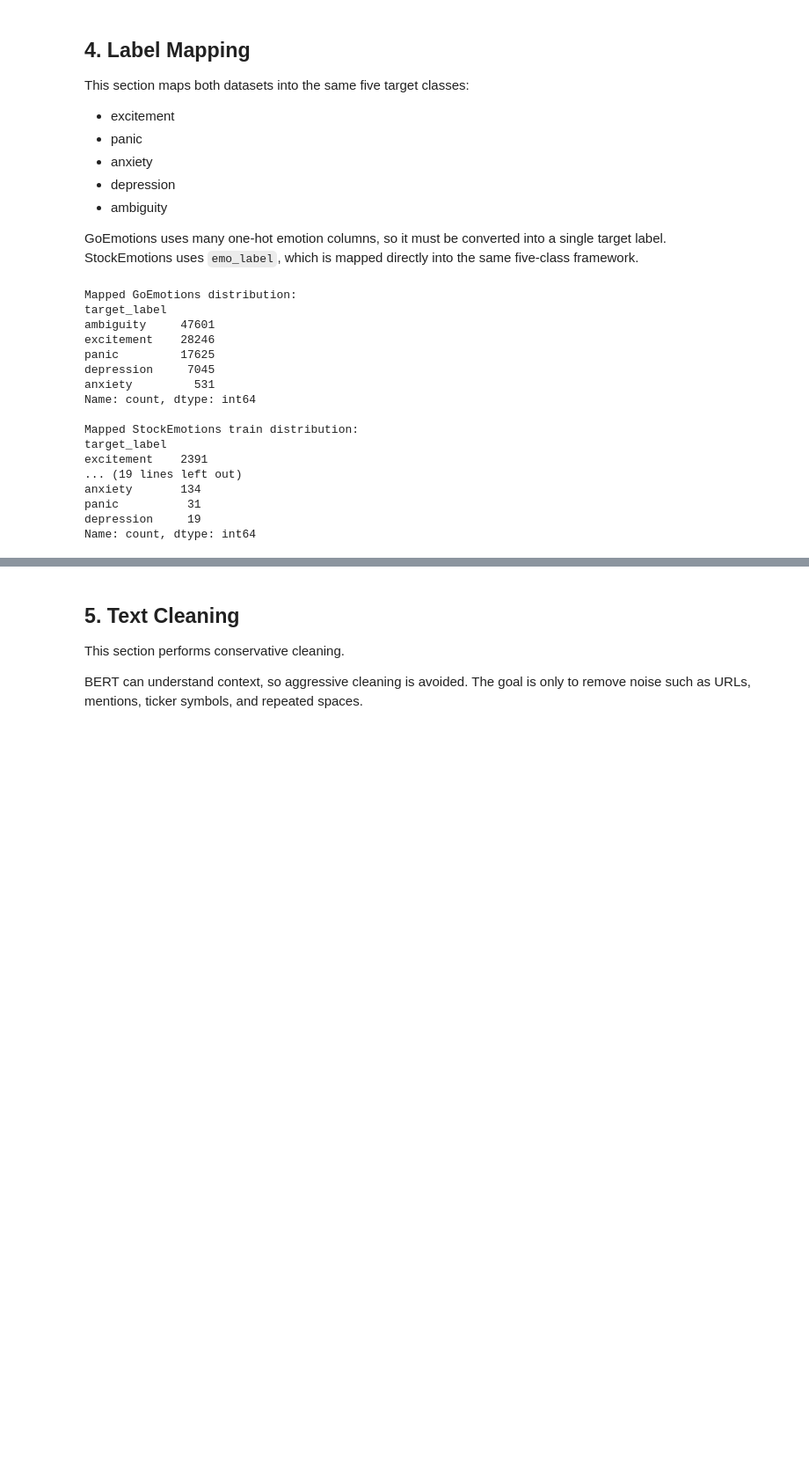
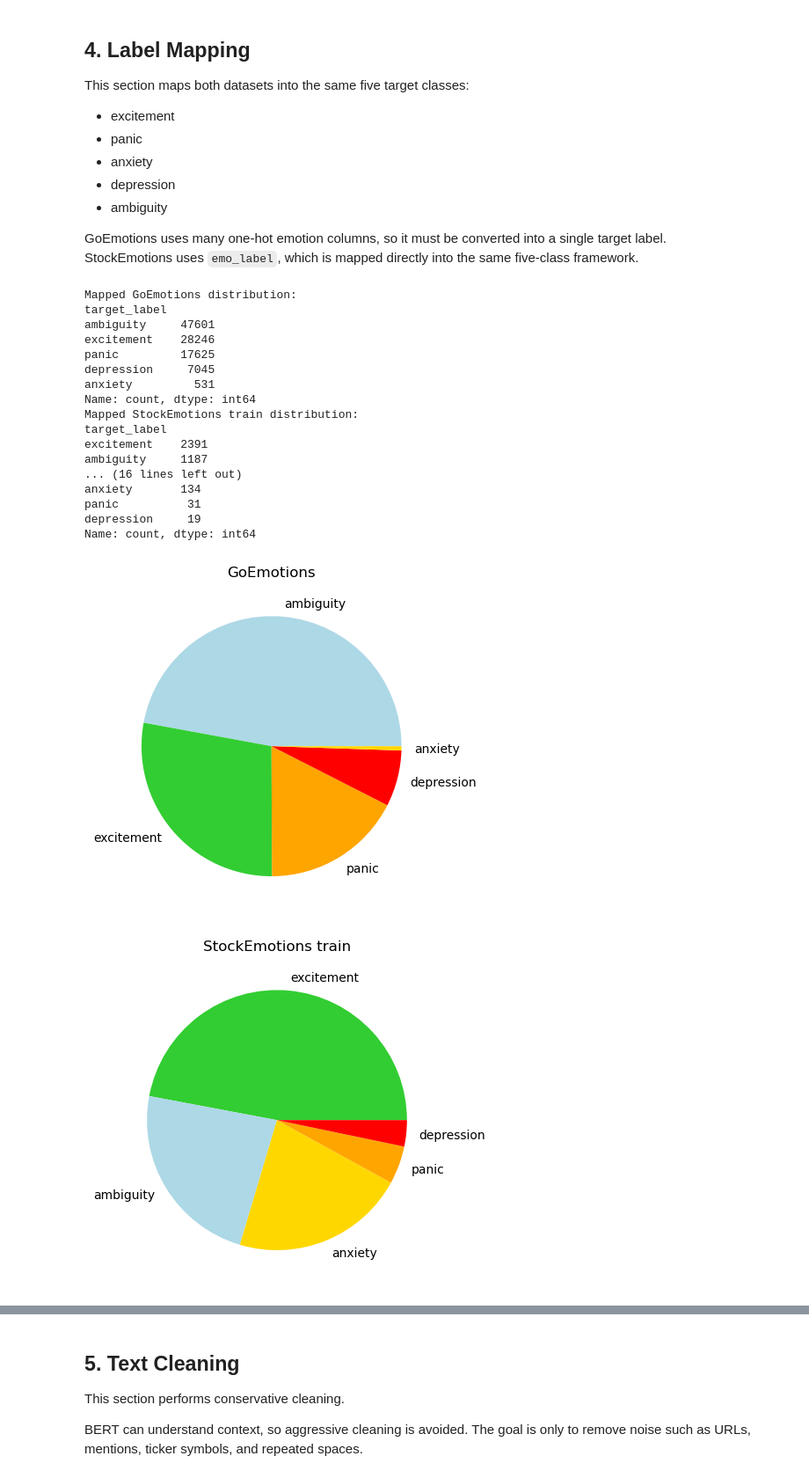
Before and after one commit to AbhikBoruah/Technology-Design-Project, a Jupyter notebook: ProjectDemo.ipynb, the cells around one changed output, grey strips where cells are left out. Shown at 88% size. Cells and saved outputs as stored; diff of their text form; code cells hidden in the pictures; blank space fills up the shorter version.

```diff
--- a/ProjectDemo.ipynb
+++ b/ProjectDemo.ipynb
@@ -275,40 +269,63 @@ stock_train_m = prepare_stock_split(stock_train, "StockEmotions train")
 stock_val_m = prepare_stock_split(stock_val, "StockEmotions validation")
 stock_test_m = prepare_stock_split(stock_test, "StockEmotions test")
 
 # Add numeric labels to GoEmotions.
 go_df["label"] = go_df["target_label"].map(LABEL2ID).astype(int)
 
 # Add numeric labels to StockEmotions data.
 stock_train_m["label"] = stock_train_m["target_label"].map(LABEL2ID).astype(int)
 stock_val_m["label"] = stock_val_m["target_label"].map(LABEL2ID).astype(int)
 stock_test_m["label"] = stock_test_m["target_label"].map(LABEL2ID).astype(int)
 
+# declare the colour map for the blue (changes per plot)
+pie_colours_map = {
+    "excitement":"limegreen",
+    "panic":"orange",
+    "anxiety":"gold",
+    "ambiguity":"lightblue",
+    "depression": "red"
+}
+
+def plot_map(data, comment):
+    # get column stats
+    counts = data["target_label"].value_counts()
+
+    # print stats
+    print(f"Mapped {comment} distribution:")
+    print(data["target_label"].value_counts())
+
+    plt.figure() # start a new subplot
+    # create a new pie chart represented by the counts in the stats, labelled by the names of the labels, coloured by the colours mapped to the list of labels for the plot
+    plt.pie([i / len(data) for i in list(counts.values)],
+            labels=list(counts.keys()),
+            colors=[pie_colours_map[i] for i in list(counts.keys())])     # https://stackoverflow.com/questions/62359875/keep-same-color-for-each-label-in-different-pie-charts
+    plt.title(comment) # title the plot
+    plt.plot() # plot
+
 # Print mapped GoEmotions class distribution and class counts
-print("Mapped GoEmotions distribution:")
-print(go_df["target_label"].value_counts())
+plot_map(go_df,"GoEmotions")
 
 # Print mapped StockEmotions class distribution and class counts
-print("\nMapped StockEmotions train distribution:")
-print(stock_train_m["target_label"].value_counts())
-print("\nMapped StockEmotions validation distribution:")
-print(stock_val_m["target_label"].value_counts())
-print("\nMapped StockEmotions test distribution:")
-print(stock_test_m["target_label"].value_counts())
+plot_map(stock_train_m,"StockEmotions train")
+plot_map(stock_val_m,"StockEmotions validation")
+plot_map(stock_test_m,"StockEmotions test")
 # %% [output]
 Mapped GoEmotions distribution:
 target_label
 ambiguity     47601
 excitement    28246
 panic         17625
 depression     7045
 anxiety         531
 Name: count, dtype: int64
-
 Mapped StockEmotions train distribution:
 target_label
 excitement    2391
-... (19 lines left out)
+ambiguity     1187
+... (16 lines left out)
 anxiety       134
 panic          31
 depression     19
 Name: count, dtype: int64
+[figure, added]
+[figure, added]
```
Also changed, not shown: parts of 3 cells of this notebook, 1 other file.
